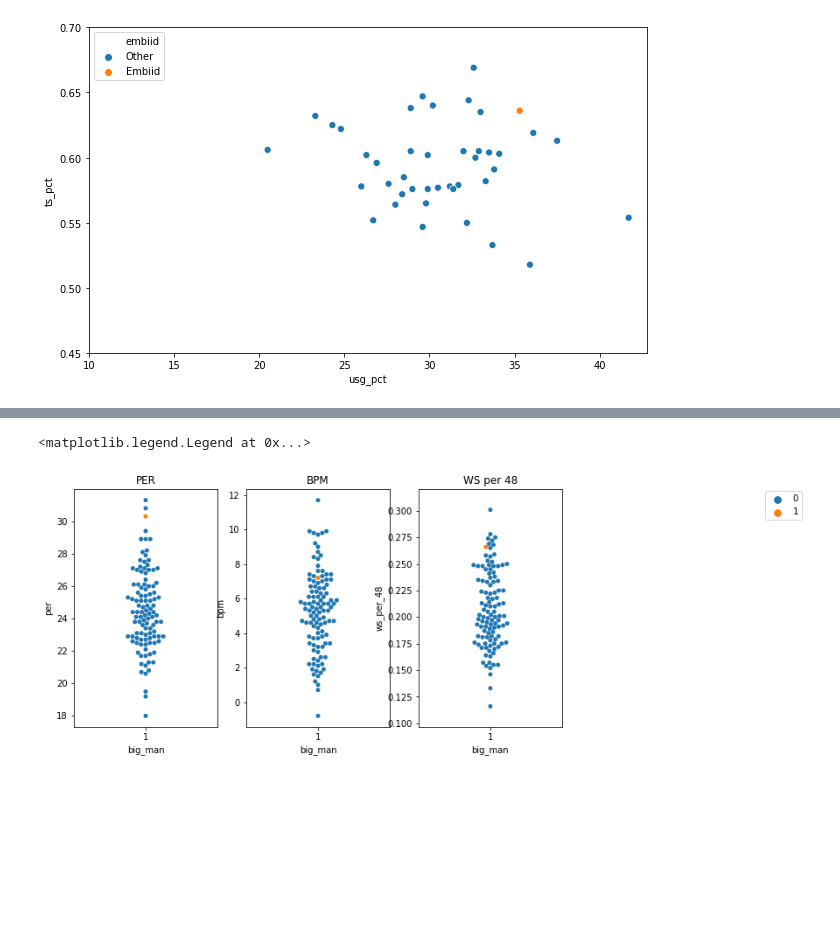
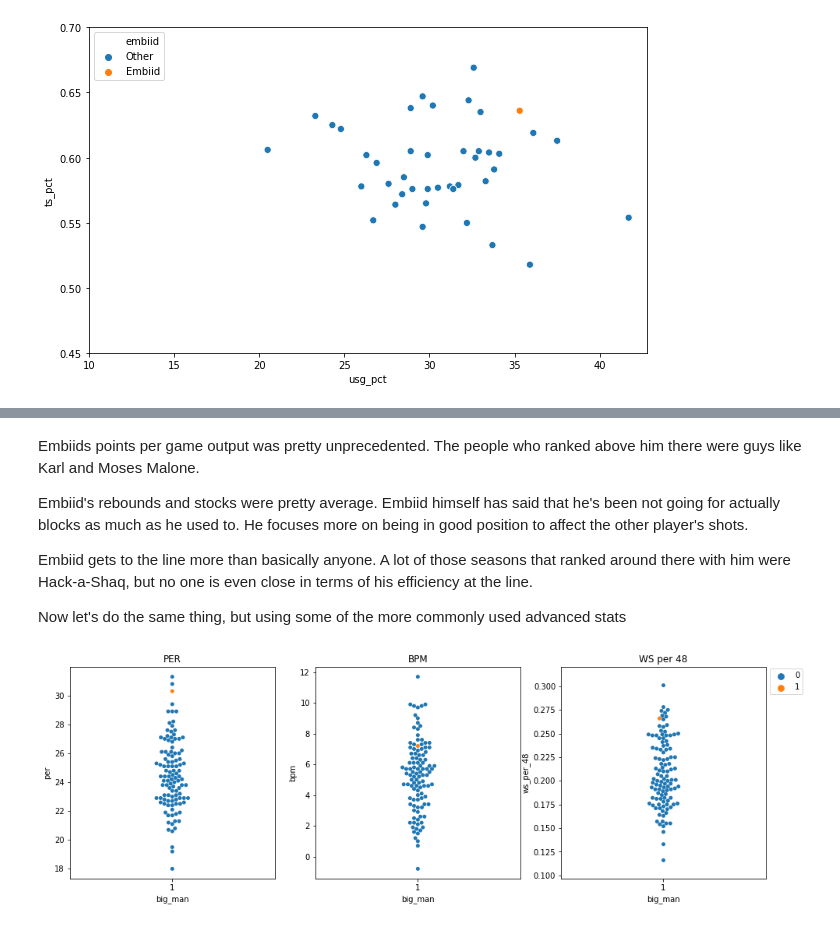
Before and after one commit to mhartz25/sixers_2021_playoffs, a Jupyter notebook: analysis.ipynb, the cells around one changed output, grey strips where cells are left out. Cells and saved outputs as stored; diff of their text form; code cells hidden in the pictures; blank space fills up the shorter version.

```diff
--- a/analysis.ipynb
+++ b/analysis.ipynb
@@ -205,14 +204,22 @@ Now let's do the same thing, but using some of the more commonly used advanced s
+# %% [markdown]
+Embiids points per game output was pretty unprecedented. The people who ranked above him there were guys like Karl and Moses Malone.
+
+Embiid's rebounds and stocks were pretty average. Embiid himself has said that he's been not going for actually blocks as much as he used to. He focuses more on being in good position to affect the other player's shots.
+
+Embiid gets to the line more than basically anyone. A lot of those seasons that ranked around there with him were Hack-a-Shaq, but no one is even close in terms of his efficiency at the line.
+
+Now let's do the same thing, but using some of the more commonly used advanced stats
 # %%
-fig, ax =plt.subplots(1,3, sharex=True, figsize=(10,5))
+fig, ax =plt.subplots(1,3, sharex=True, figsize=(16,5))
 sns.swarmplot(ax=ax[0],x='big_man', y='per', data=big_men, hue='embiid_tag')
 sns.swarmplot(ax=ax[1],x='big_man', y='bpm', data=big_men, hue='embiid_tag')
 sns.swarmplot(ax=ax[2],x='big_man', y='ws_per_48', data=big_men, hue='embiid_tag')
 ax[0].set_title('PER')
 ax[1].set_title('BPM')
 ax[2].set_title('WS per 48')
 ax[1].legend().set_visible(False)
 ax[2].legend().set_visible(False)
-ax[0].legend(bbox_to_anchor=(5.1, 1.01))
+ax[0].legend(bbox_to_anchor=(3.6, 1.01))
+plt.show()
 # %% [output]
-<matplotlib.legend.Legend at 0x...>
-[figure, old version]
+[figure, new version]
```
Also changed, not shown: parts of 20 cells of this notebook.
